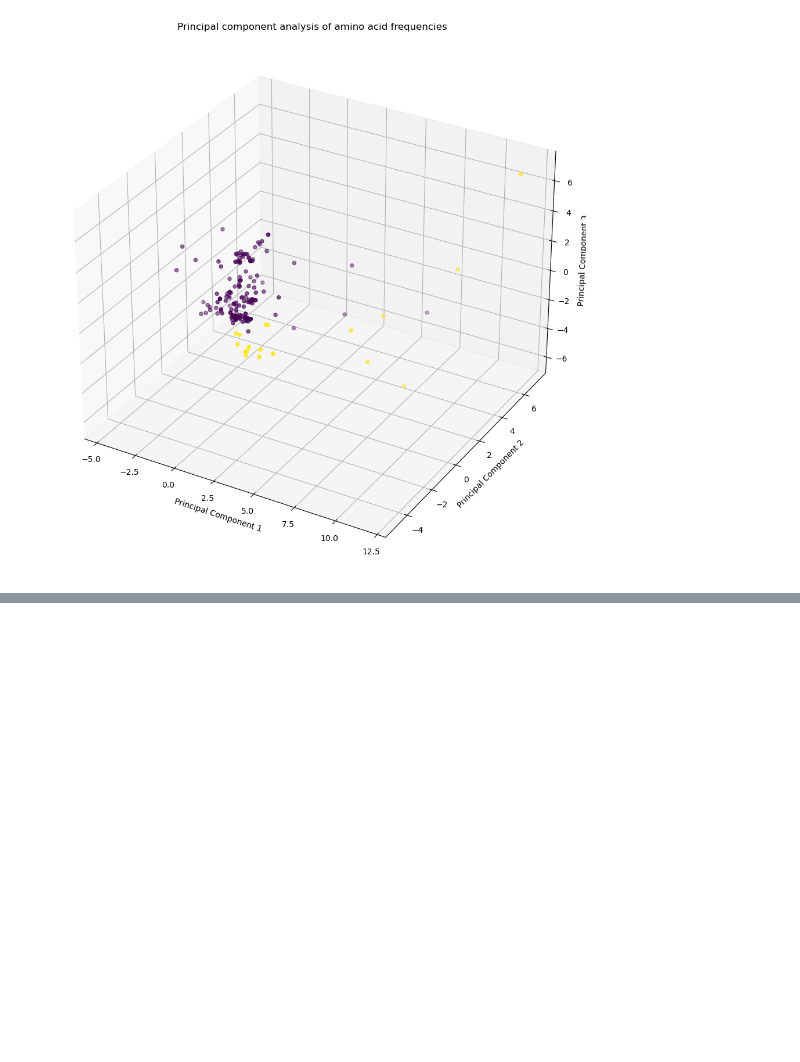
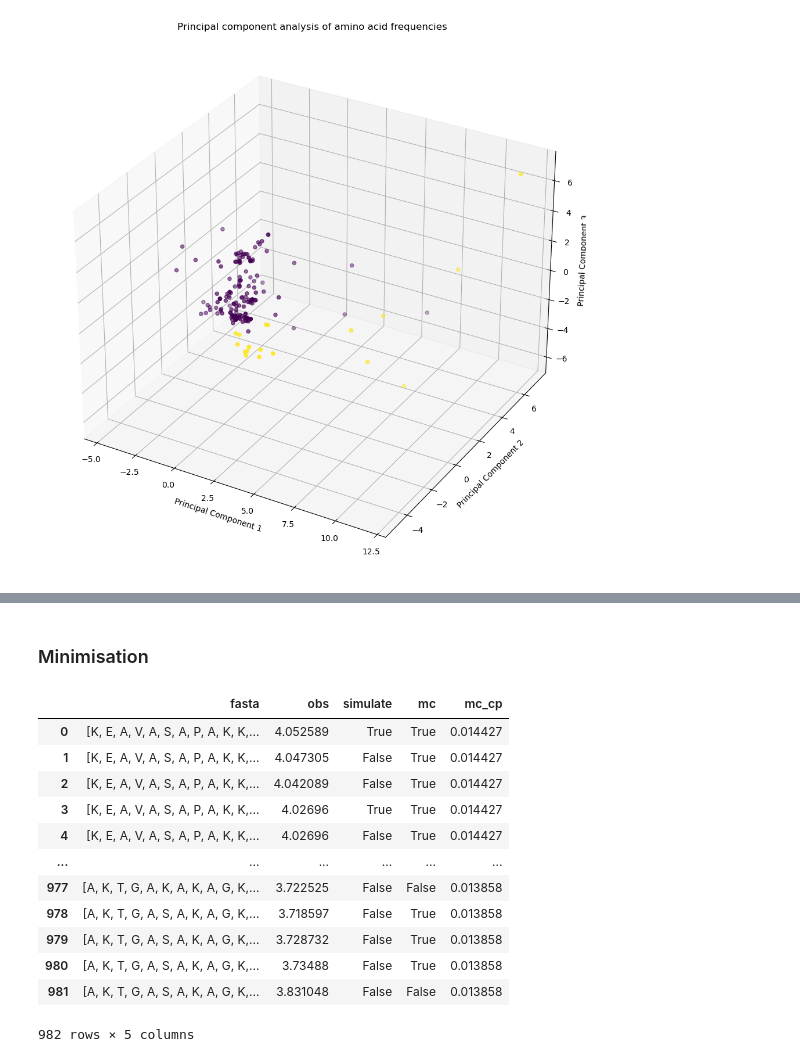
Before and after one commit to frederikespersen/OrthoIDP, a Jupyter notebook: Analysis.ipynb, the cells around one changed output, grey strips where cells are left out. Saved outputs shown, nothing was run; the diff lists cells and outputs as text; code cells hidden in the pictures; blank space fills up the shorter version.

```diff
--- a/Analysis.ipynb
+++ b/Analysis.ipynb
@@ -436,0 +447,21 @@ plt.show()
+# %% [markdown]
+### Minimisation
+# %%
+# Loading minimisation evolution
+minevo = pd.read_pickle('exp/idpevo_h1-0/results/min/evolution.pkl')
+
+minevo
+# %% [output]
+|  | fasta | obs | simulate | mc | mc_cp |
+| 0 | [K, E, A, V, A, S, A, P, A, K, K,... | 4.052589 | True | True | 0.014427 |
+| 1 | [K, E, A, V, A, S, A, P, A, K, K,... | 4.047305 | False | True | 0.014427 |
+| 2 | [K, E, A, V, A, S, A, P, A, K, K,... | 4.042089 | False | True | 0.014427 |
+| 3 | [K, E, A, V, A, S, A, P, A, K, K,... | 4.02696 | True | True | 0.014427 |
+| 4 | [K, E, A, V, A, S, A, P, A, K, K,... | 4.02696 | False | True | 0.014427 |
+| ... | ... | ... | ... | ... | ... |
+| 977 | [A, K, T, G, A, K, A, K, A, G, K,... | 3.722525 | False | False | 0.013858 |
+| 978 | [A, K, T, G, A, S, A, K, A, G, K,... | 3.718597 | False | True | 0.013858 |
+| 979 | [A, K, T, G, A, S, A, K, A, G, K,... | 3.728732 | False | True | 0.013858 |
+| 980 | [A, K, T, G, A, S, A, K, A, G, K,... | 3.73488 | False | True | 0.013858 |
+| 981 | [A, K, T, G, A, S, A, K, A, G, K,... | 3.831048 | False | False | 0.013858 |
+982 rows × 5 columns
```
Also changed, not shown: parts of 5 cells of this notebook.
